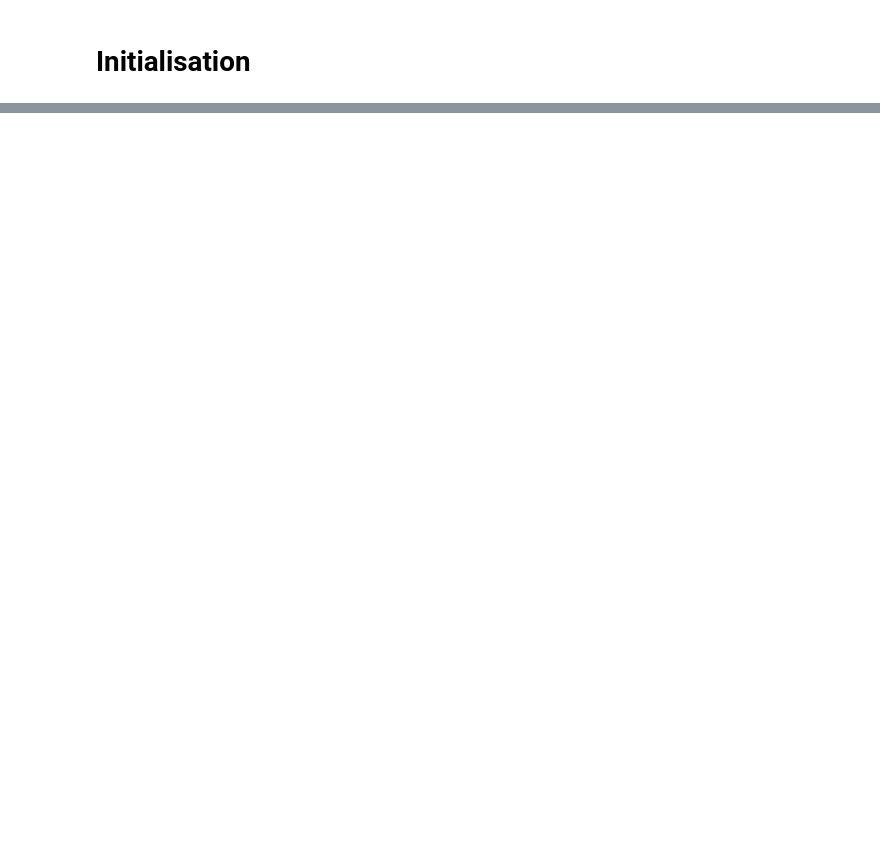
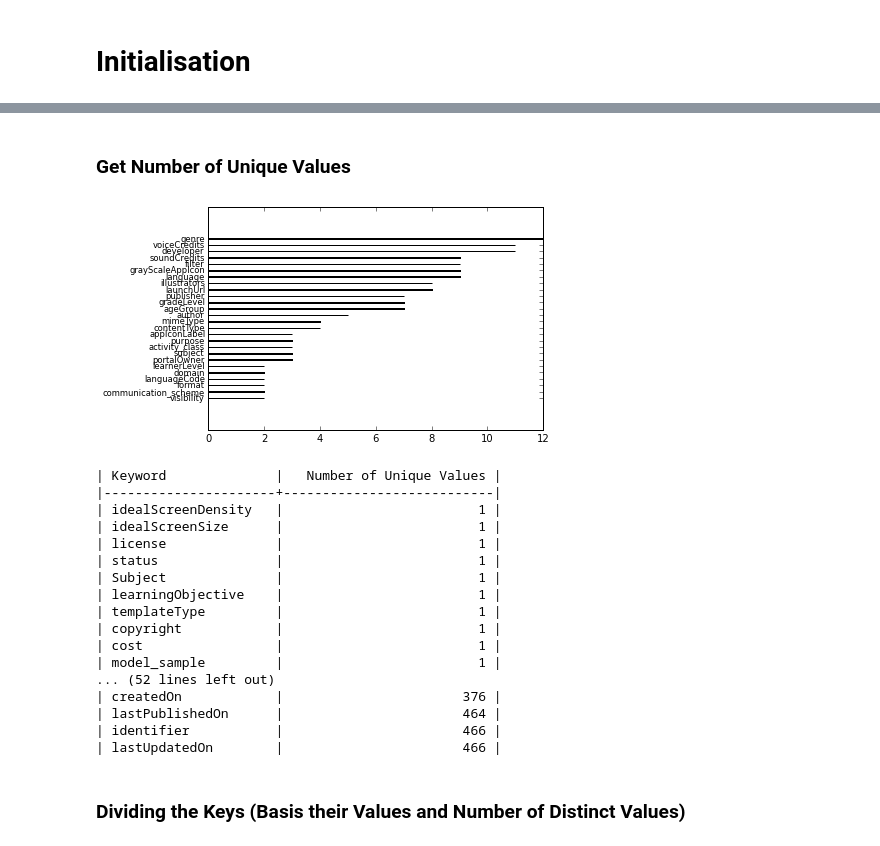
Before and after one commit to project-sunbird/sunbird-analytics, a Jupyter notebook: platform-scripts/object2Vec/content2vec/Content Data Report.ipynb, the cells around one changed output, grey strips where cells are left out. Cells and saved outputs as stored; diff of their text form; code cells hidden in the pictures; blank space fills up the shorter version.

```diff
--- a/platform-scripts/object2Vec/content2vec/Content Data Report.ipynb
+++ b/platform-scripts/object2Vec/content2vec/Content Data Report.ipynb
@@ -249,0 +186,54 @@ cost
+# %% [markdown]
+### Get Number of Unique Values
+# %%
+def number_of_unique_values(keywords,obj):
+    r=[]
+    for k in keywords:
+        x=[]
+        for i in obj:
+            try:
+                if(isinstance(i[k],list)):
+                    for j in i[k]:
+                        try:
+                            x.index(j)
+                        except ValueError:
+                            x.append(j)
+                else:
+                    try:
+                        x.index(i[k])
+                    except ValueError:
+                        x.append(i[k])
+            except KeyError:
+                ;
+        r.append([k,len(x)])
+    r=sorted(r, key=operator.itemgetter(1))
+    r_key=[item[0] for item in r[14:40]]
+    r_percentage=[item[1] for item in r[14:40]]
+    pos = [10*i for i in range(len(r_key))]
+    plt.barh(pos, r_percentage, align='center')
+    plt.yticks(pos, r_key,size="small")
+    plt.show()
+    print(tabulate(r, headers=['Keyword', 'Number of Unique Values'], tablefmt='orgtbl'))
+# %%
+number_of_unique_values(content_keys,contentList)
+# %% [output]
+[figure, added]
+| Keyword              |   Number of Unique Values |
+|----------------------+---------------------------|
+| idealScreenDensity   |                         1 |
+| idealScreenSize      |                         1 |
+| license              |                         1 |
+| status               |                         1 |
+| Subject              |                         1 |
+| learningObjective    |                         1 |
+| templateType         |                         1 |
+| copyright            |                         1 |
+| cost                 |                         1 |
+| model_sample         |                         1 |
+... (52 lines left out)
+| createdOn            |                       376 |
+| lastPublishedOn      |                       464 |
+| identifier           |                       466 |
+| lastUpdatedOn        |                       466 |
+# %% [markdown]
+### Dividing the Keys (Basis their Values and Number of Distinct Values)
```
Also changed, not shown: parts of 46 cells of this notebook.
